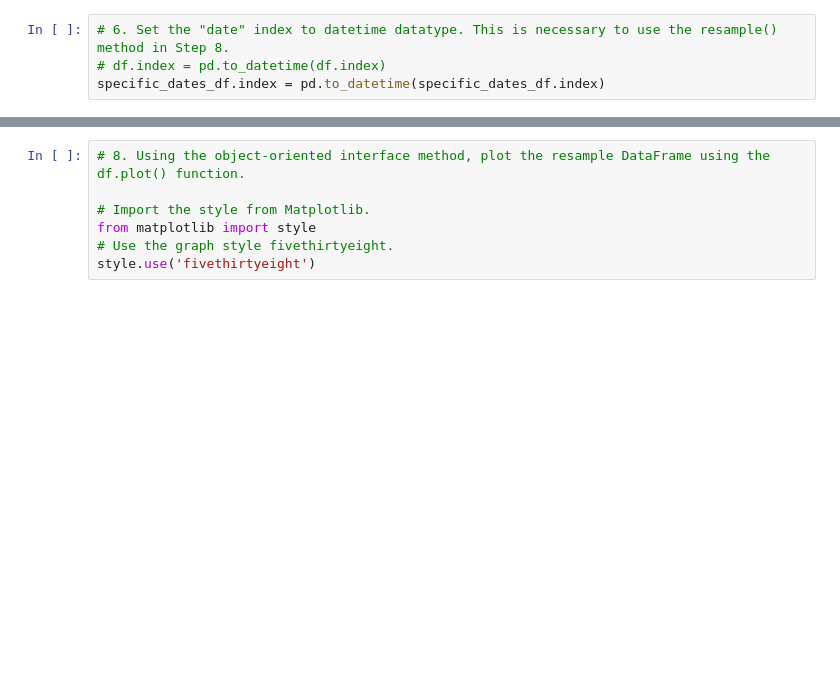
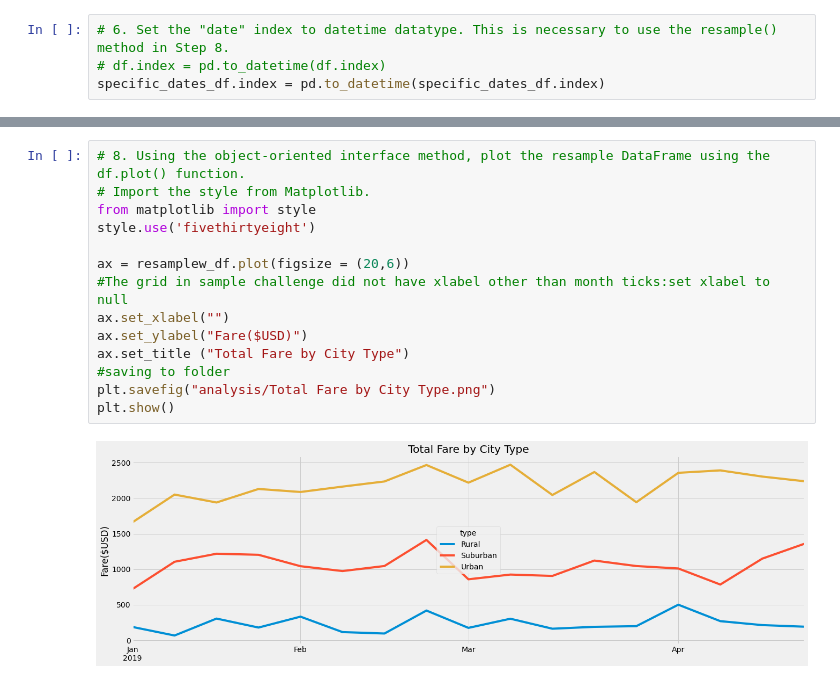
Before and after one commit to ljlodl5/PyBer_Analysis, a Jupyter notebook: PyBer_Challenge.ipynb, the cells around one changed output, grey strips where cells are left out. Drawn from its saved outputs; the diff is of its cells as text; blank space fills up the shorter version.

```diff
--- a/PyBer_Challenge.ipynb
+++ b/PyBer_Challenge.ipynb
@@ -258,8 +270,17 @@ resamplew_df
 | 2019-04-28 | 191.85 | 1357.75 | 2238.29 |
 # %%
 # 8. Using the object-oriented interface method, plot the resample DataFrame using the df.plot() function.
-
 # Import the style from Matplotlib.
 from matplotlib import style
-# Use the graph style fivethirtyeight.
 style.use('fivethirtyeight')
+
+ax = resamplew_df.plot(figsize = (20,6))
+#The grid in sample challenge did not have xlabel other than month ticks:set xlabel to null
+ax.set_xlabel("")
+ax.set_ylabel("Fare($USD)")
+ax.set_title ("Total Fare by City Type")
+#saving to folder
+plt.savefig("analysis/Total Fare by City Type.png")
+plt.show()
+# %% [output]
+[figure, added]
```
Also changed, not shown: parts of 9 cells of this notebook, 2 other files.
